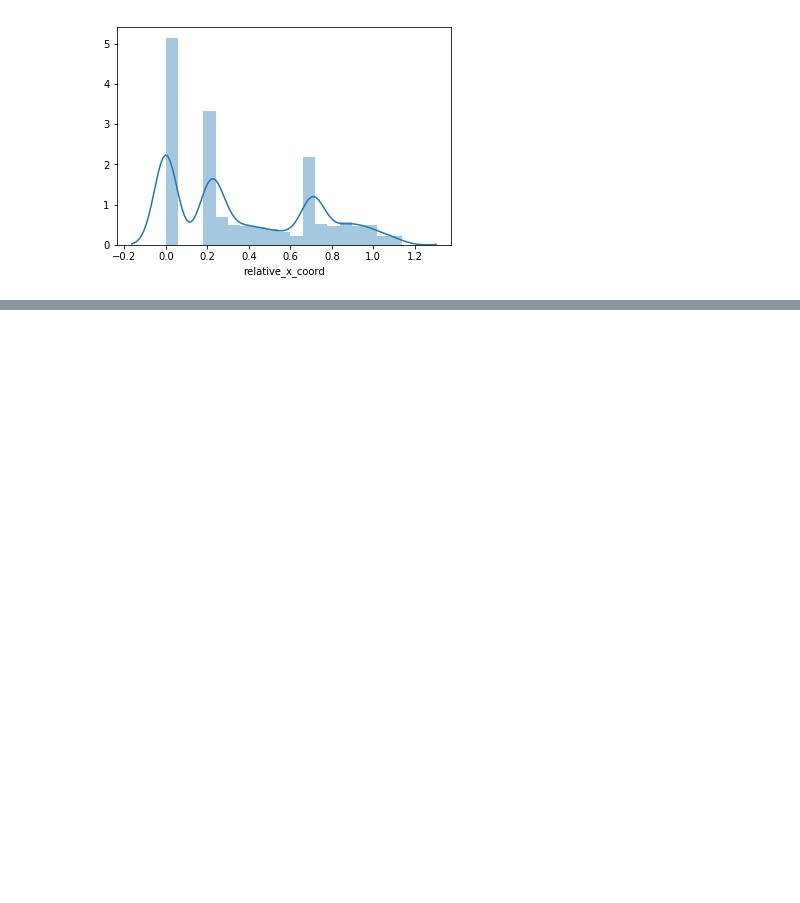
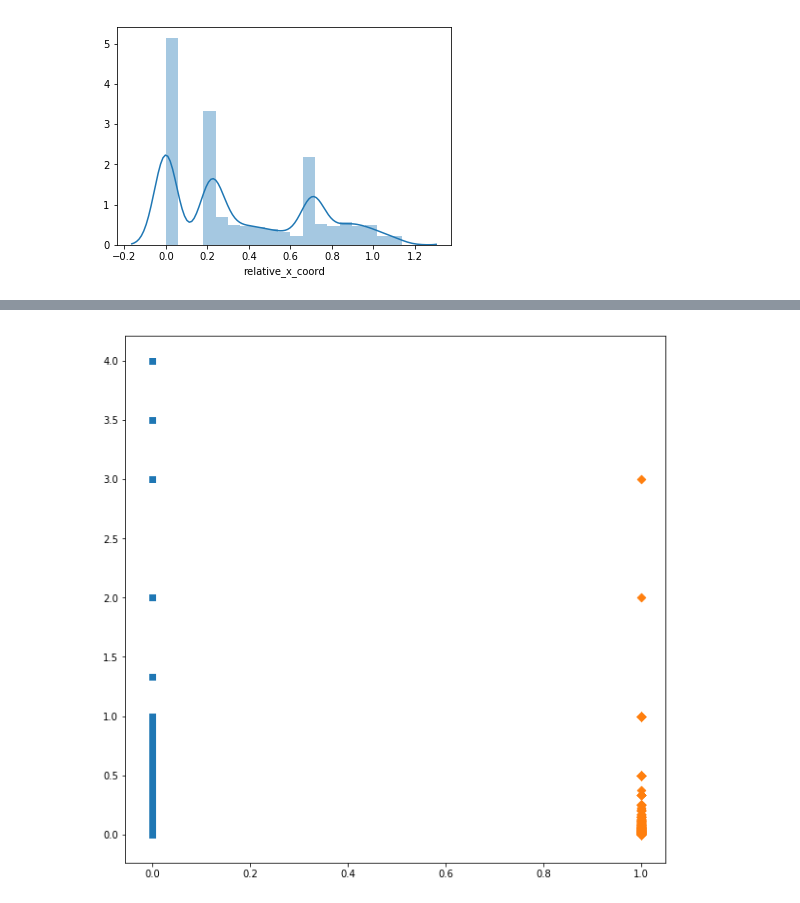
Before and after one commit to swaroop-nath/Semantic-Web-Parser, a Jupyter notebook: Second Model Preparation/exploratory_data_analysis.ipynb, the cells around one changed output, grey strips where cells are left out. Drawn from its saved outputs; the diff is of its cells as text; code cells hidden in the pictures; blank space fills up the shorter version.

```diff
--- a/Second Model Preparation/exploratory_data_analysis.ipynb
+++ b/Second Model Preparation/exploratory_data_analysis.ipynb
@@ -127,0 +165,10 @@ sns.distplot(dataset.relative_x_coord)
+# %%
+zero_hypers = [dataset_p2['relative_hyperlinks'][i] for i in range(dataset_p2['relative_hyperlinks'].shape[0]) if not math.isnan(dataset_p2['relative_hyperlinks'][i]) and dataset_p2['label'][i] == 0]
+one_hypers = [dataset_p2['relative_hyperlinks'][i] for i in range(dataset_p2['relative_hyperlinks'].shape[0]) if not math.isnan(dataset_p2['relative_hyperlinks'][i]) and dataset_p2['label'][i] == 1]
+# %%
+plt.figure(figsize = (10,10))
+plt.scatter(list(np.zeros(len(zero_hypers))), zero_hypers, marker = 's')
+plt.scatter(list(np.ones(len(one_hypers))), one_hypers, marker = 'D')
+plt.show()
+# %% [output]
+[figure, added]
```
Also changed, not shown: parts of 6 cells of this notebook, 1 other file.
